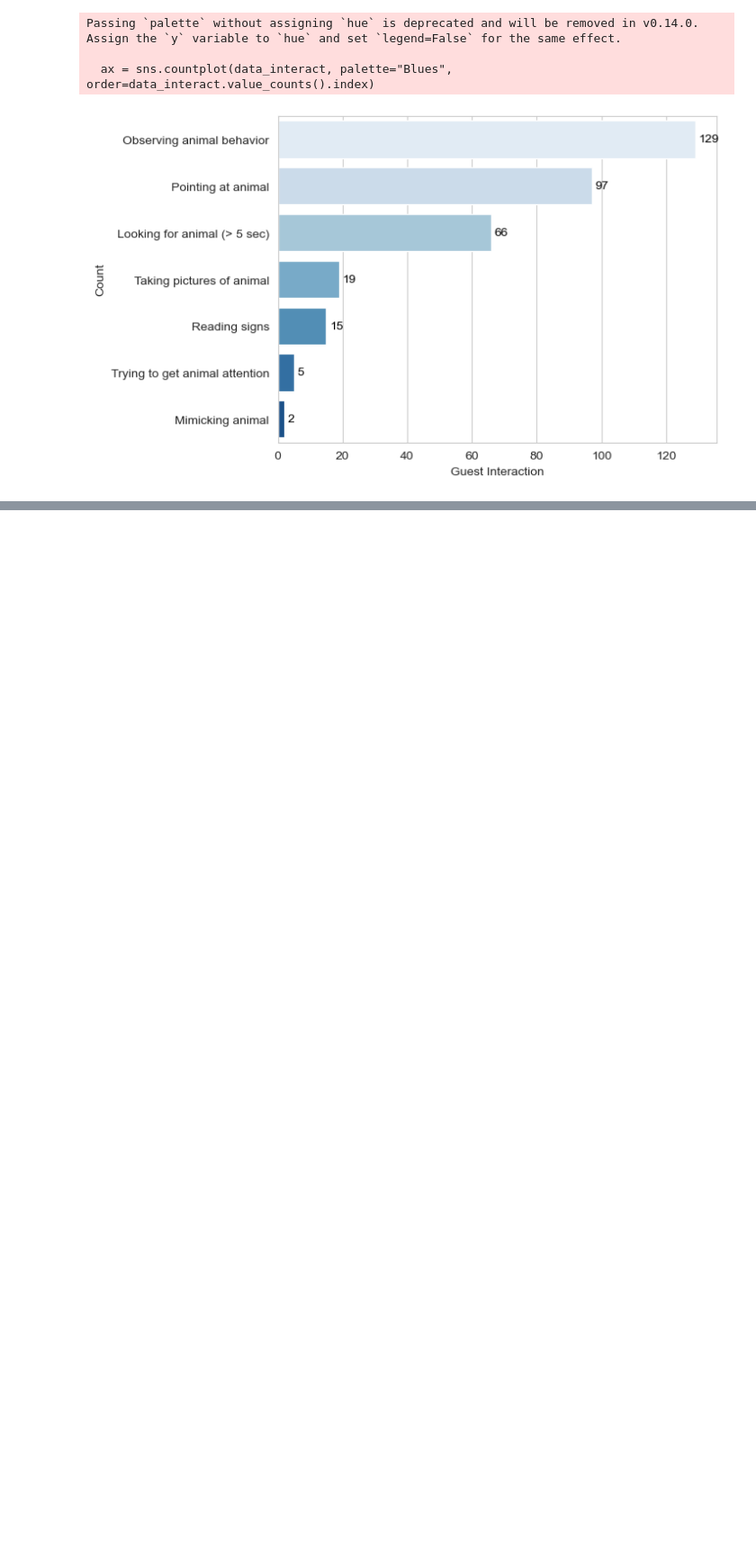
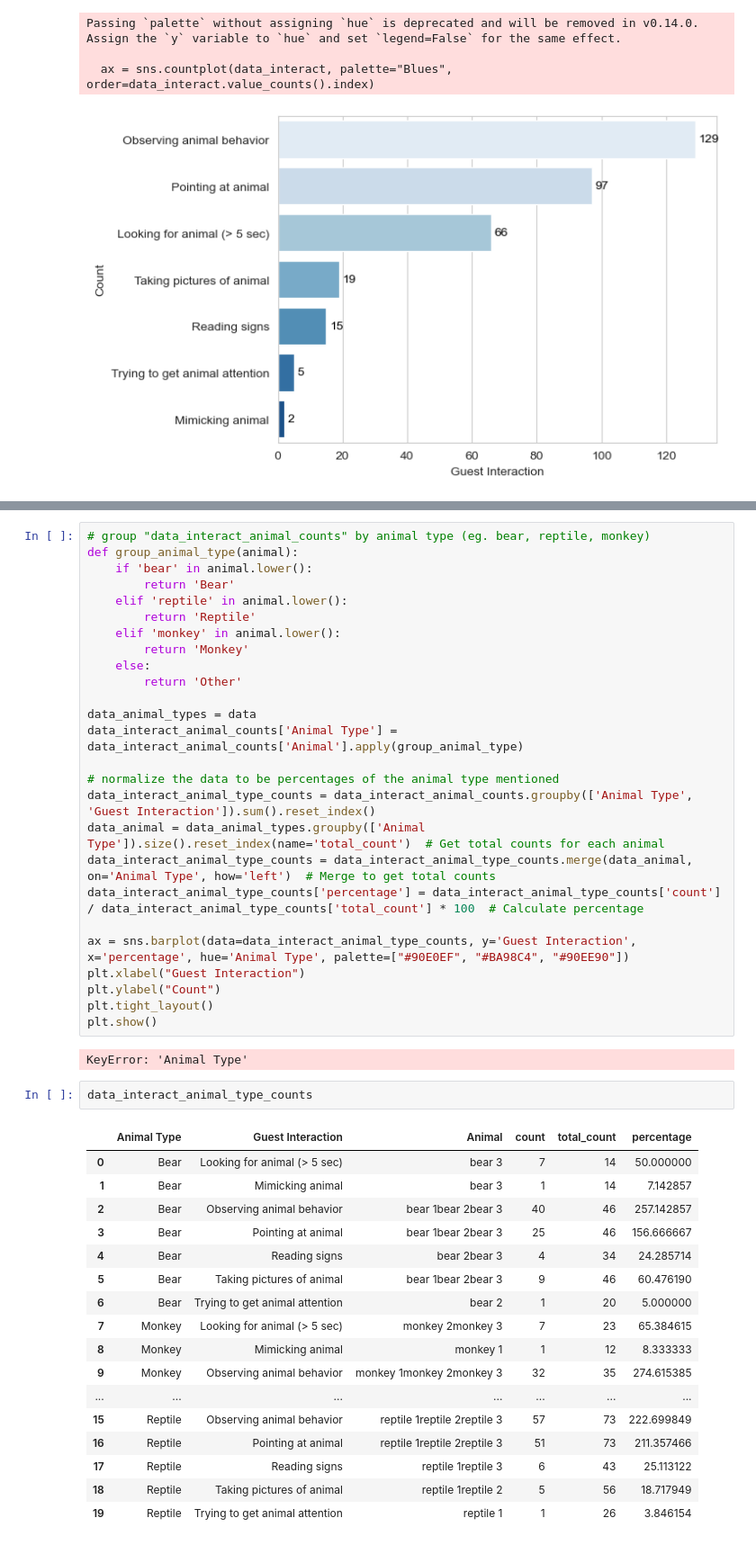
Before and after one commit to ayah825/zoo_interactions_cogs13proj, a Jupyter notebook: analysis.ipynb, the cells around one changed output, grey strips where cells are left out. Shown: that part at 90% size. Cells and saved outputs as stored; diff of their text form; blank space fills up the shorter version.

```diff
--- a/analysis.ipynb
+++ b/analysis.ipynb
@@ -273,0 +246,48 @@ plt.show()
+# %%
+# group "data_interact_animal_counts" by animal type (eg. bear, reptile, monkey)
+def group_animal_type(animal):
+    if 'bear' in animal.lower():
+        return 'Bear'
+    elif 'reptile' in animal.lower():
+        return 'Reptile'
+    elif 'monkey' in animal.lower():
+        return 'Monkey'
+    else:
+        return 'Other'
+
+data_animal_types = data
+data_interact_animal_counts['Animal Type'] = data_interact_animal_counts['Animal'].apply(group_animal_type)
+
+# normalize the data to be percentages of the animal type mentioned
+data_interact_animal_type_counts = data_interact_animal_counts.groupby(['Animal Type', 'Guest Interaction']).sum().reset_index()
+data_animal = data_animal_types.groupby(['Animal Type']).size().reset_index(name='total_count')  # Get total counts for each animal
+data_interact_animal_type_counts = data_interact_animal_type_counts.merge(data_animal, on='Animal Type', how='left')  # Merge to get total counts
+data_interact_animal_type_counts['percentage'] = data_interact_animal_type_counts['count'] / data_interact_animal_type_counts['total_count'] * 100  # Calculate percentage
+
+ax = sns.barplot(data=data_interact_animal_type_counts, y='Guest Interaction', x='percentage', hue='Animal Type', palette=["#90E0EF", "#BA98C4", "#90EE90"])
+plt.xlabel("Guest Interaction")
+plt.ylabel("Count")
+plt.tight_layout()
+plt.show()
+# %% [output]
+KeyError: 'Animal Type'
+# %%
+data_interact_animal_type_counts
+# %% [output]
+|  | Animal Type | Guest Interaction | Animal | count | total_count | percentage |
+| 0 | Bear | Looking for animal (> 5 sec) | bear 3 | 7 | 14 | 50.000000 |
+| 1 | Bear | Mimicking animal | bear 3 | 1 | 14 | 7.142857 |
+| 2 | Bear | Observing animal behavior | bear 1bear 2bear 3 | 40 | 46 | 257.142857 |
+| 3 | Bear | Pointing at animal | bear 1bear 2bear 3 | 25 | 46 | 156.666667 |
+| 4 | Bear | Reading signs | bear 2bear 3 | 4 | 34 | 24.285714 |
+| 5 | Bear | Taking pictures of animal | bear 1bear 2bear 3 | 9 | 46 | 60.476190 |
+| 6 | Bear | Trying to get animal attention | bear 2 | 1 | 20 | 5.000000 |
+| 7 | Monkey | Looking for animal (> 5 sec) | monkey 2monkey 3 | 7 | 23 | 65.384615 |
+| 8 | Monkey | Mimicking animal | monkey 1 | 1 | 12 | 8.333333 |
+| 9 | Monkey | Observing animal behavior | monkey 1monkey 2monkey 3 | 32 | 35 | 274.615385 |
+| ... | ... | ... | ... | ... | ... | ... |
+| 15 | Reptile | Observing animal behavior | reptile 1reptile 2reptile 3 | 57 | 73 | 222.699849 |
+| 16 | Reptile | Pointing at animal | reptile 1reptile 2reptile 3 | 51 | 73 | 211.357466 |
+| 17 | Reptile | Reading signs | reptile 1reptile 3 | 6 | 43 | 25.113122 |
+| 18 | Reptile | Taking pictures of animal | reptile 1reptile 2 | 5 | 56 | 18.717949 |
+| 19 | Reptile | Trying to get animal attention | reptile 1 | 1 | 26 | 3.846154 |
```
Also changed, not shown: parts of 4 cells of this notebook.
